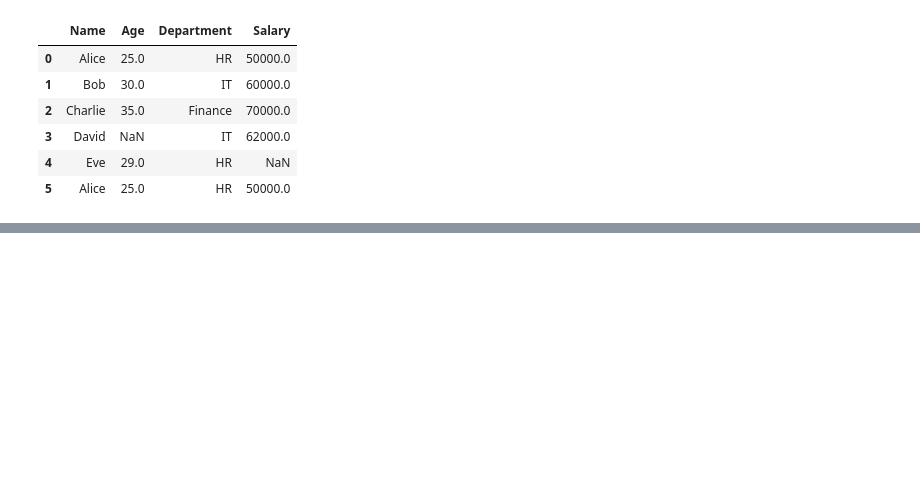
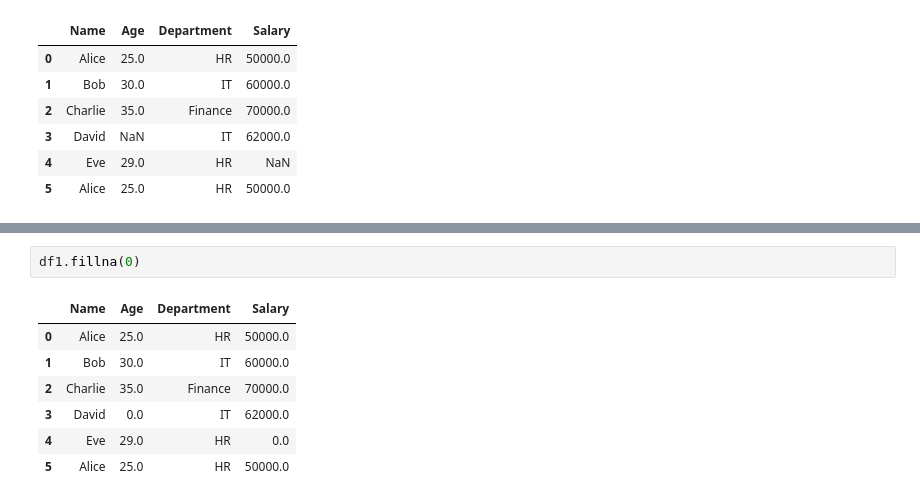
Before and after one commit to abdurrehmanabid5002-hub/Python-Learning, a Jupyter notebook: Numpy/pandas.ipynb, the cells around one changed output, grey strips where cells are left out. Cells and saved outputs as stored; diff of their text form; blank space fills up the shorter version.

```diff
--- a/Numpy/pandas.ipynb
+++ b/Numpy/pandas.ipynb
@@ -378,0 +519,10 @@ df1
+# %%
+df1.fillna(0)
+# %% [output]
+|  | Name | Age | Department | Salary |
+| 0 | Alice | 25.0 | HR | 50000.0 |
+| 1 | Bob | 30.0 | IT | 60000.0 |
+| 2 | Charlie | 35.0 | Finance | 70000.0 |
+| 3 | David | 0.0 | IT | 62000.0 |
+| 4 | Eve | 29.0 | HR | 0.0 |
+| 5 | Alice | 25.0 | HR | 50000.0 |
```
Also changed, not shown: parts of 21 cells of this notebook.
